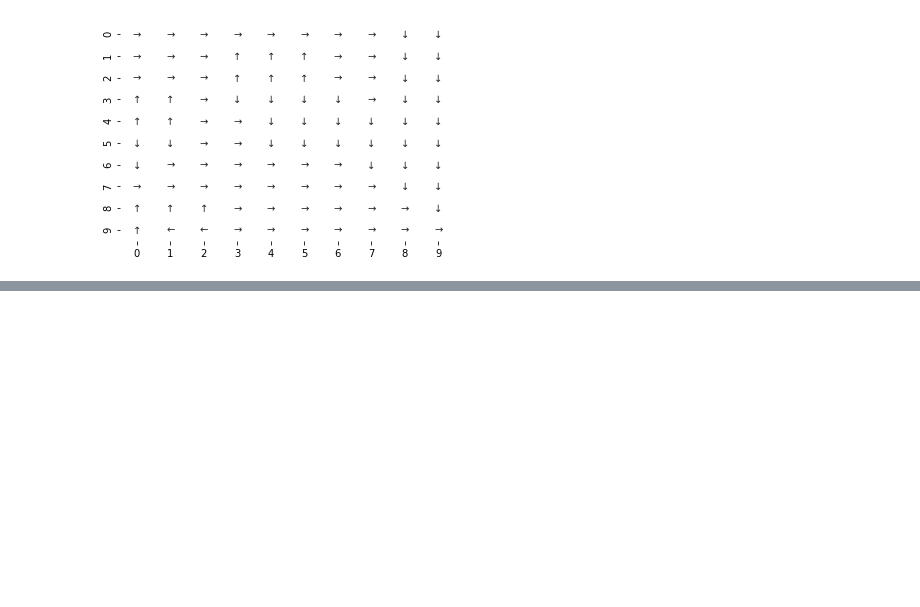
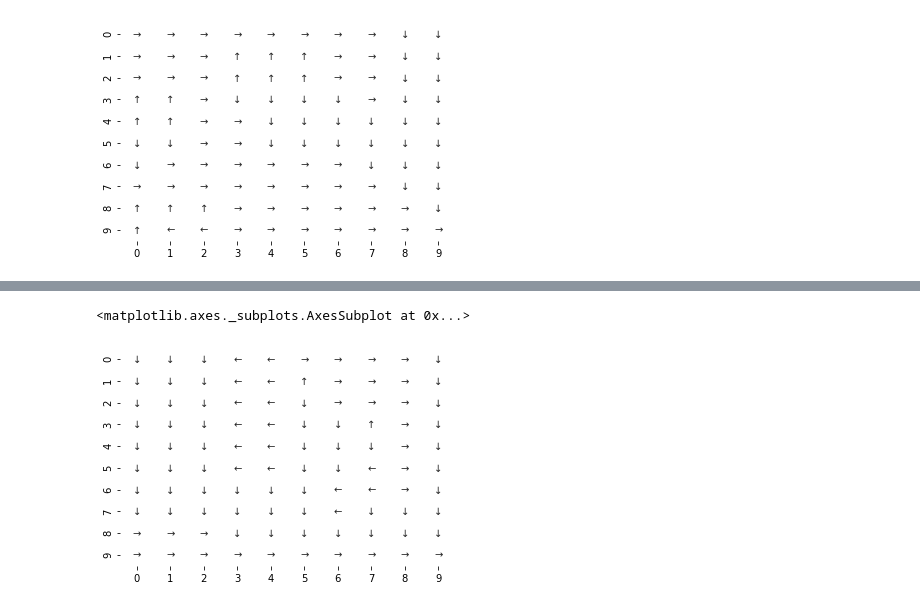
Before and after one commit to CapnSquirrel/ECE-232E, a Jupyter notebook: Project3/project3.ipynb, the cells around one changed output, grey strips where cells are left out. Cells and saved outputs as stored; diff of their text form; code cells hidden in the pictures; blank space fills up the shorter version.

```diff
--- a/Project3/project3.ipynb
+++ b/Project3/project3.ipynb
@@ -186,0 +206,7 @@ sns.heatmap(state_space, annot=rf1_optimal_policy, fmt='', cbar = False, cmap=['
+# %%
+rf2_optimal_policy = optimal_policy(state_space, rf, g, w, rf2_optimal_state_values)
+
+sns.heatmap(state_space, annot=rf2_optimal_policy, fmt='', cbar = False, cmap=['w'])
+# %% [output]
+<matplotlib.axes._subplots.AxesSubplot at 0x...>
+[figure, added]
```
Also changed, not shown: parts of 9 cells of this notebook.
